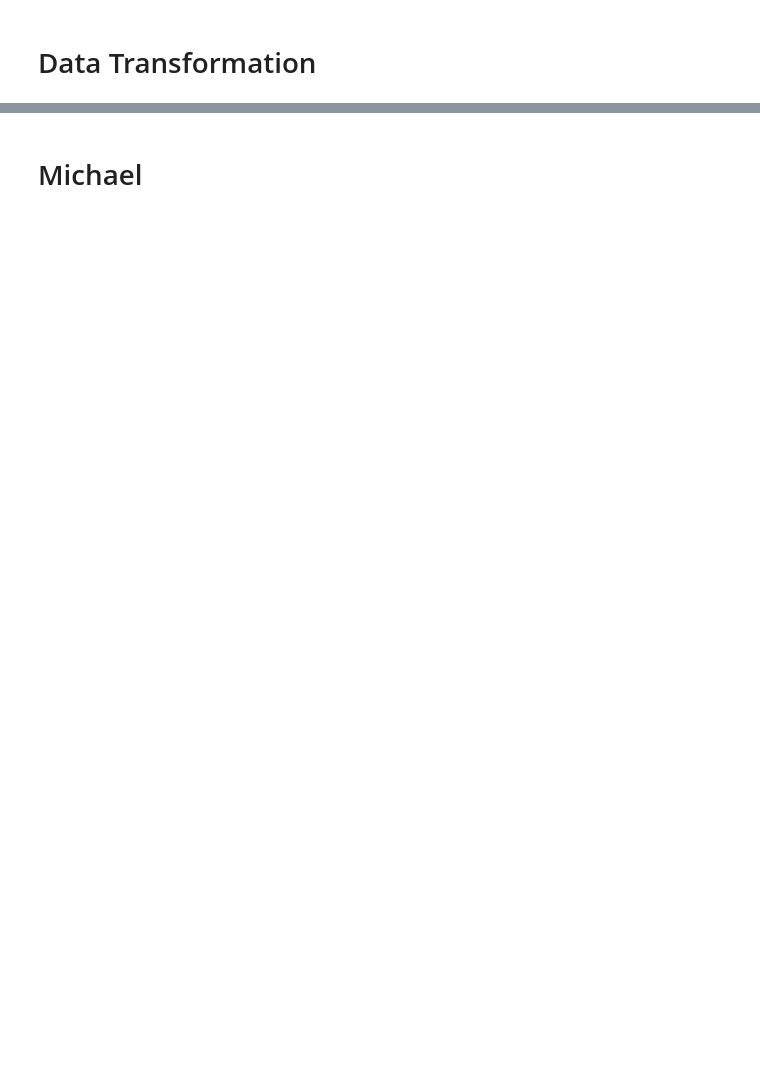
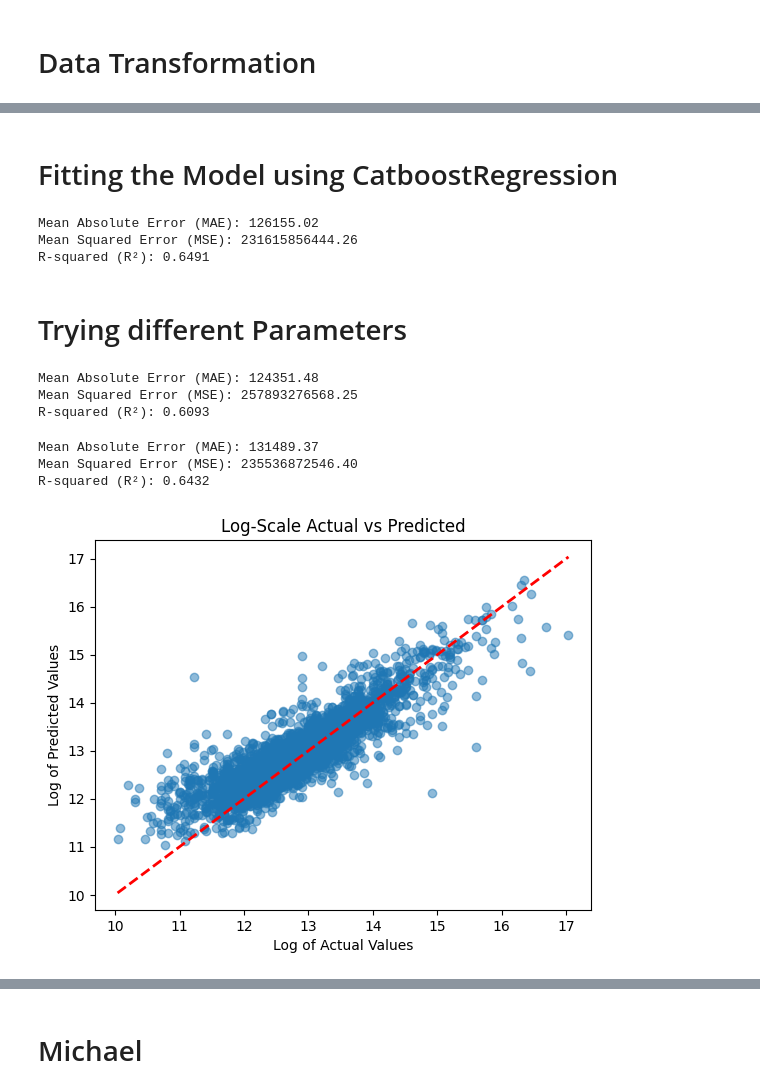
Before and after one commit to ReccaS/Project-2-Machine-Learning, a Jupyter notebook: Project 2.ipynb, the cells around one changed output, grey strips where cells are left out. Cells and saved outputs as stored; diff of their text form; code cells hidden in the pictures; blank space fills up the shorter version.

```diff
--- a/Project 2.ipynb
+++ b/Project 2.ipynb
@@ -548,0 +358,72 @@ y_test shape: (3992,)
+# %% [markdown]
+# Fitting the Model using CatboostRegression
+# %%
+model = CatBoostRegressor(iterations=1500, learning_rate=0.05, depth=6,l2_leaf_reg=1, random_state=42, silent=True)
+model.fit(X_train, y_train)
+y_pred = model.predict(X_test)
+
+# Calculate performance metrics
+mae = mean_absolute_error(y_test, y_pred)
+mse = mean_squared_error(y_test, y_pred)
+r2 = r2_score(y_test, y_pred)
+
+# Output the performance metrics
+
+print(f"Mean Absolute Error (MAE): {mae:.2f}")
+print(f"Mean Squared Error (MSE): {mse:.2f}")
+print(f"R-squared (R²): {r2:.4f}")
+# %% [output]
+Mean Absolute Error (MAE): 126155.02
+Mean Squared Error (MSE): 231615856444.26
+R-squared (R²): 0.6491
+# %% [markdown]
+# Trying different Parameters
+# %%
+model = CatBoostRegressor(iterations=500, learning_rate=0.1, depth=15, random_state=42, silent=True)
+model.fit(X_train, y_train)
+y_pred = model.predict(X_test)
+
+# Calculate performance metrics
+mae = mean_absolute_error(y_test, y_pred)
+mse = mean_squared_error(y_test, y_pred)
+r2 = r2_score(y_test, y_pred)
+
+# Output the performance metrics
+
+print(f"Mean Absolute Error (MAE): {mae:.2f}")
+print(f"Mean Squared Error (MSE): {mse:.2f}")
+print(f"R-squared (R²): {r2:.4f}")
+# %% [output]
+Mean Absolute Error (MAE): 124351.48
+Mean Squared Error (MSE): 257893276568.25
+R-squared (R²): 0.6093
+# %%
+
+model = CatBoostRegressor(iterations=100, learning_rate=0.1, depth=10, random_state=42, verbose=False)
+model.fit(X_train, y_train)
+y_pred = model.predict(X_test)
+
+# Calculate performance metrics
+mae = mean_absolute_error(y_test, y_pred)
+mse = mean_squared_error(y_test, y_pred)
+r2 = r2_score(y_test, y_pred)
+
+# Output the performance metrics
+
+print(f"Mean Absolute Error (MAE): {mae:.2f}")
+print(f"Mean Squared Error (MSE): {mse:.2f}")
+print(f"R-squared (R²): {r2:.4f}")
+# %% [output]
+Mean Absolute Error (MAE): 131489.37
+Mean Squared Error (MSE): 235536872546.40
+R-squared (R²): 0.6432
+# %%
+plt.scatter(np.log1p(y_test), np.log1p(y_pred), alpha=0.5)
+plt.plot([np.log1p(y_test.min()), np.log1p(y_test.max())],
+         [np.log1p(y_test.min()), np.log1p(y_test.max())], 'r--', lw=2)
+plt.xlabel("Log of Actual Values")
+plt.ylabel("Log of Predicted Values")
+plt.title("Log-Scale Actual vs Predicted")
+plt.show()
+# %% [output]
+[figure, added]
```
Also changed, not shown: parts of 115 cells of this notebook, 7 other files.
